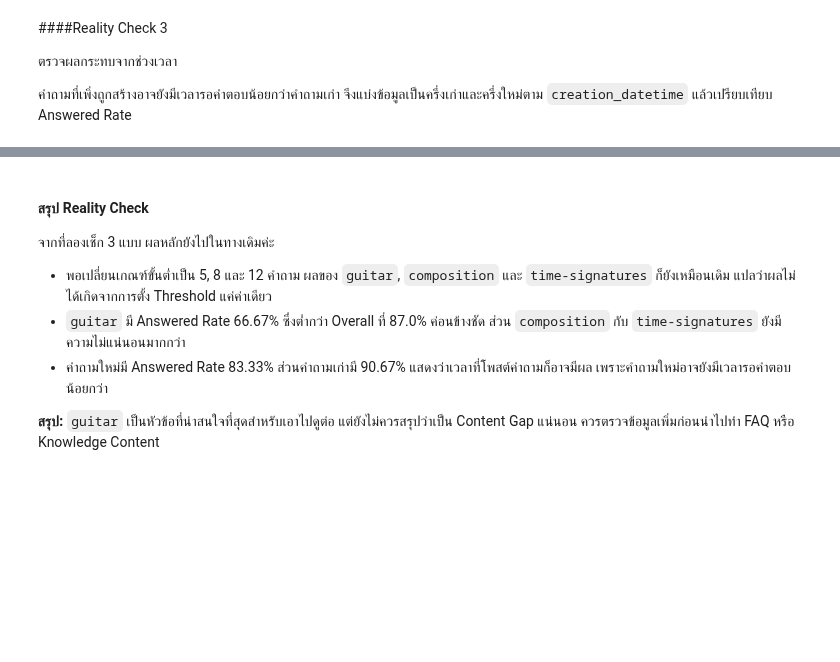
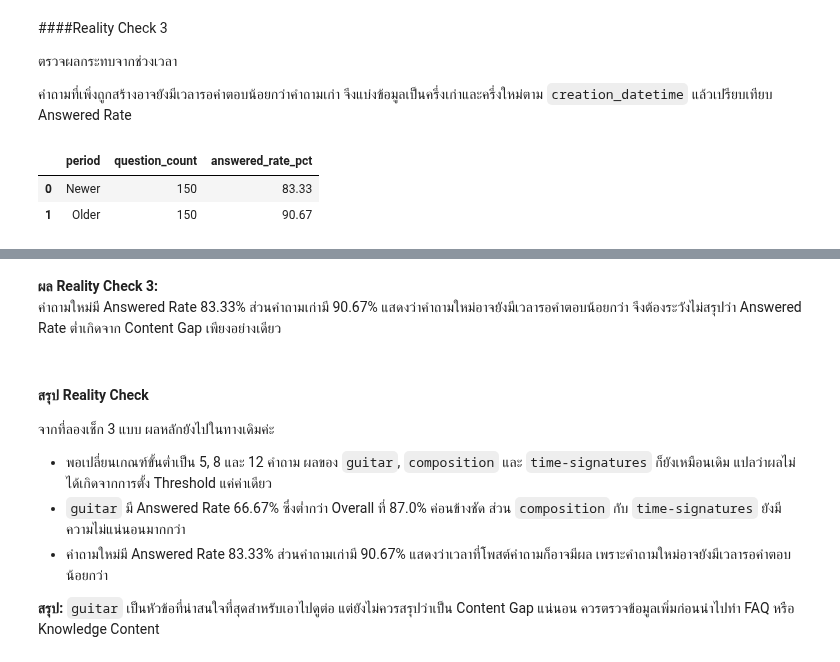
Before and after one commit to suphitchakh-web/Project_1, a Jupyter notebook: Team06_Part2 & Part3.ipynb, the cells around one changed output, grey strips where cells are left out. Saved outputs shown, nothing was run; the diff lists cells and outputs as text; code cells hidden in the pictures; blank space fills up the shorter version.

```diff
--- a/Team06_Part2 & Part3.ipynb
+++ b/Team06_Part2 & Part3.ipynb
@@ -3543,3 +3543,49 @@ Answered Rate รวมของ Dataset เท่ากับ **87.0%**
 ตรวจผลกระทบจากช่วงเวลา
 
 คำถามที่เพิ่งถูกสร้างอาจยังมีเวลารอคำตอบน้อยกว่าคำถามเก่า จึงแบ่งข้อมูลเป็นครึ่งเก่าและครึ่งใหม่ตาม `creation_datetime` แล้วเปรียบเทียบ Answered Rate
+# %%
+# ============================================================
+# Reality Check 3: Older vs Newer Questions
+# ============================================================
+
+time_df = final_df.copy()
+
+if "creation_datetime" not in time_df.columns:
+    time_df["creation_datetime"] = pd.to_datetime(
+        time_df["creation_date"],
+        unit="s"
+    )
+
+median_date = time_df["creation_datetime"].median()
+
+time_df["period"] = np.where(
+    time_df["creation_datetime"] <= median_date,
+    "Older",
+    "Newer"
+)
+
+time_check = (
+    time_df
+    .groupby("period")
+    .agg(
+        question_count=("question_id", "count"),
+        answered_rate=("is_answered", "mean")
+    )
+    .reset_index()
+)
+
+time_check["answered_rate_pct"] = (
+    time_check["answered_rate"] * 100
+)
+
+display(
+    time_check[
+        ["period", "question_count", "answered_rate_pct"]
+    ].round(2)
+)
+
+print("Median creation date:", median_date)
+# %% [output]
+|  | period | question_count | answered_rate_pct |
+| 0 | Newer | 150 | 83.33 |
+| 1 | Older | 150 | 90.67 |
@@ -3546,3 +3593,6 @@ Answered Rate รวมของ Dataset เท่ากับ **87.0%**
+# %% [markdown]
+**ผล Reality Check 3:**
+คำถามใหม่มี Answered Rate 83.33% ส่วนคำถามเก่ามี 90.67% แสดงว่าคำถามใหม่อาจยังมีเวลารอคำตอบน้อยกว่า จึงต้องระวังไม่สรุปว่า Answered Rate ต่ำเกิดจาก Content Gap เพียงอย่างเดียว
 # %% [markdown]
 #### สรุป Reality Check
 
```
Also changed, not shown: parts of 2 cells of this notebook.
